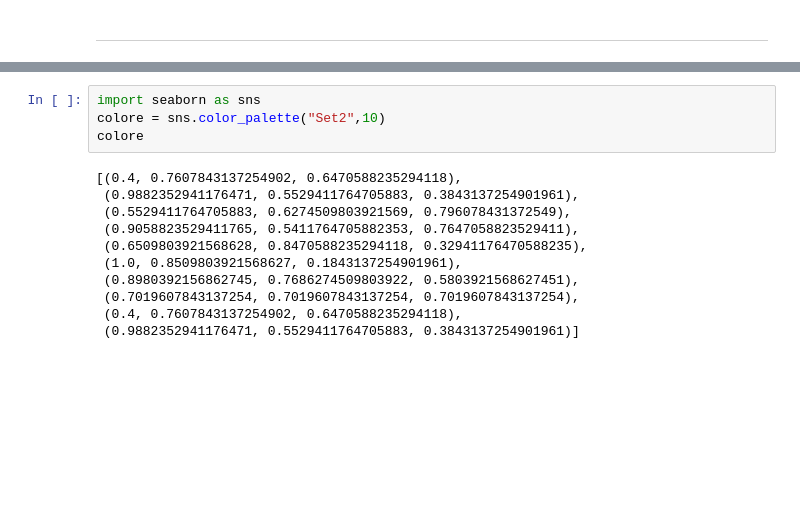
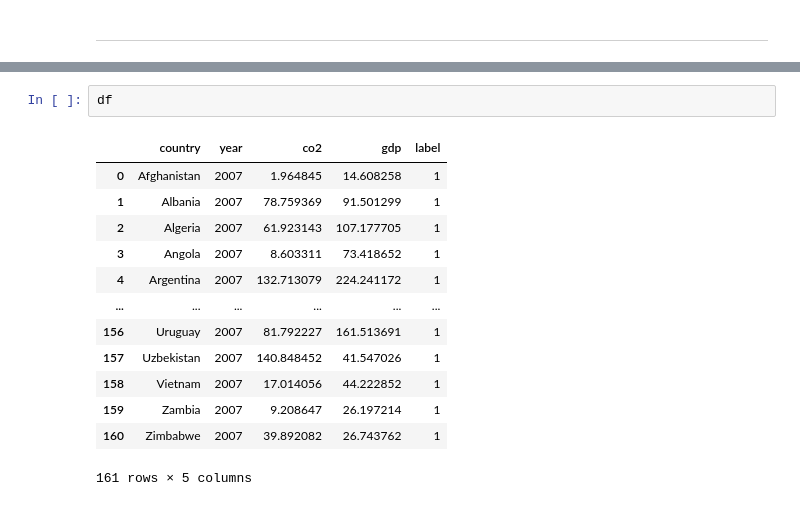
Before and after one commit to DaniMe98/Ward-on-annual-CO2-GDP, a Jupyter notebook: notebooks/ward_graphic.ipynb, the cells around one changed output, grey strips where cells are left out. Cells and saved outputs as stored; diff of their text form; blank space fills up the shorter version.

```diff
--- a/notebooks/ward_graphic.ipynb
+++ b/notebooks/ward_graphic.ipynb
@@ -61,15 +66,16 @@ Mounted at /content/gdrive
-# %%
-import seaborn as sns
-colore = sns.color_palette("Set2",10)
-colore
-# %% [output]
-[(0.4, 0.7607843137254902, 0.6470588235294118),
- (0.9882352941176471, 0.5529411764705883, 0.3843137254901961),
- (0.5529411764705883, 0.6274509803921569, 0.796078431372549),
- (0.9058823529411765, 0.5411764705882353, 0.7647058823529411),
- (0.6509803921568628, 0.8470588235294118, 0.32941176470588235),
- (1.0, 0.8509803921568627, 0.1843137254901961),
- (0.8980392156862745, 0.7686274509803922, 0.5803921568627451),
- (0.7019607843137254, 0.7019607843137254, 0.7019607843137254),
- (0.4, 0.7607843137254902, 0.6470588235294118),
- (0.9882352941176471, 0.5529411764705883, 0.3843137254901961)]
+# %%
+df
+# %% [output]
+|  | country | year | co2 | gdp | label |
+| 0 | Afghanistan | 2007 | 1.964845 | 14.608258 | 1 |
+| 1 | Albania | 2007 | 78.759369 | 91.501299 | 1 |
+| 2 | Algeria | 2007 | 61.923143 | 107.177705 | 1 |
+| 3 | Angola | 2007 | 8.603311 | 73.418652 | 1 |
+| 4 | Argentina | 2007 | 132.713079 | 224.241172 | 1 |
+| ... | ... | ... | ... | ... | ... |
+| 156 | Uruguay | 2007 | 81.792227 | 161.513691 | 1 |
+| 157 | Uzbekistan | 2007 | 140.848452 | 41.547026 | 1 |
+| 158 | Vietnam | 2007 | 17.014056 | 44.222852 | 1 |
+| 159 | Zambia | 2007 | 9.208647 | 26.197214 | 1 |
+| 160 | Zimbabwe | 2007 | 39.892082 | 26.743762 | 1 |
+161 rows × 5 columns
```
Also changed, not shown: parts of 8 cells of this notebook, 2 other files.
